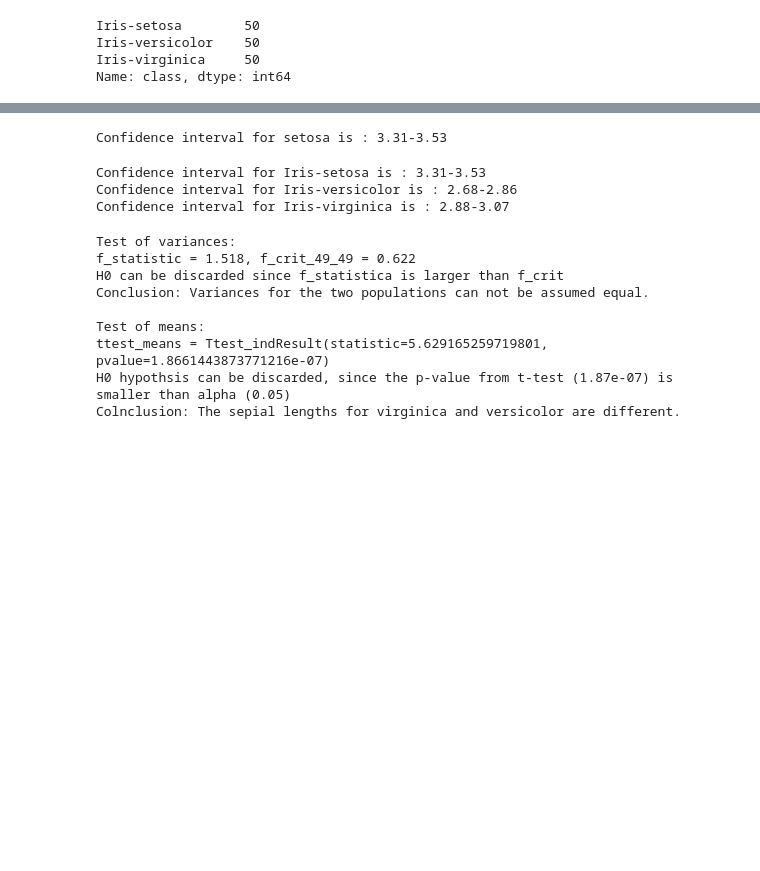
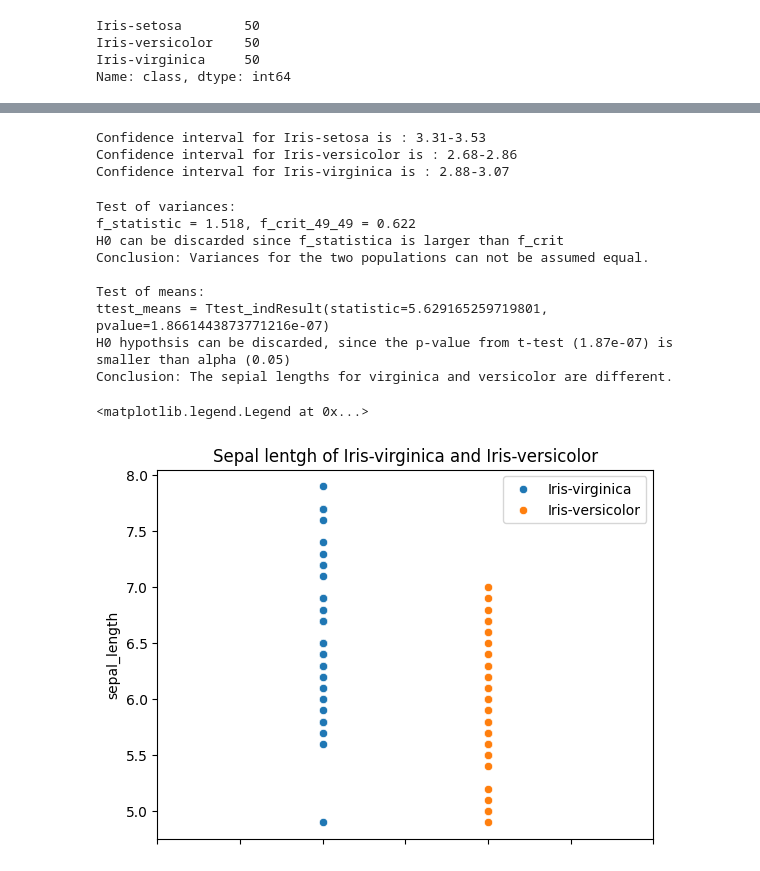
Before and after one commit to DorotaBjoorn/Statistics-Dorota-Bjoorn, a Jupyter notebook: Project/Project_iris.ipynb, the cells around one changed output, grey strips where cells are left out. Drawn from its saved outputs; the diff is of its cells as text; code cells hidden in the pictures; blank space fills up the shorter version.

Commit message:
q2 plot added, q4 added, all finalized

```diff
--- a/Project/Project_iris.ipynb
+++ b/Project/Project_iris.ipynb
@@ -65,18 +90,3 @@ sns.pairplot(data=df, hue='class', height=1.5)
-# %%
-# Q1 - preparation. Construct a 95% confidence interval for means for sepal width for setosa
-
-
-setosa = df[df['class'] == 'Iris-setosa'] # creating separate dataframes for setosa
-alpha = 0.05
-n= 50
-
-sem = scs.sem(setosa['sepal_width'])    # Standard error
-mean = setosa['sepal_width'].mean()     # Average
-lower, upper = t.interval(confidence=1-alpha, df=n-1, loc=mean, scale=sem) # Calculating lower and higher limits of the confidence interval
-
-print(f'Confidence interval for setosa is : {lower:.2f}-{upper:.2f}') # printing confidence intervall
-# %% [output]
-Confidence interval for setosa is : 3.31-3.53
 # %%
 # Q1. Construct a 95% confidence interval for means for sepal width for each species
 # filtering used in the for loop for example for setosa: setosa = df[df['class'] == 'Iris-setosa']
@@ -95,7 +105,7 @@ Confidence interval for Iris-setosa is : 3.31-3.53
 Confidence interval for Iris-versicolor is : 2.68-2.86
 Confidence interval for Iris-virginica is : 2.88-3.07
 # %%
-# Q2. Is sepial length for Iris-virginica different from sepial length for Iris-versicolor?
+# Q2. Is sepal length for Iris-virginica different from sepal length for Iris-versicolor?
 
 # Test is done in 2 steps:
 # 1. test if variances for the two populations are equal
@@ -119,11 +129,11 @@ print(f'H0 can be discarded since f_statistica is larger than f_crit')
 print(f'Conclusion: Variances for the two populations can not be assumed equal.\n')
 
 # Test of means:
-# a and b are series sepal_lengt filtered out for each class of iris; False based on test of variances above; tow-sided since question was if different
+# a and b are series sepal_lengt filtered out for each class of iris; False based on test of variances above; two-sided since question was if non-equal
 ttest_means = ttest_ind(a=df[filt_virginica]["sepal_length"], b=df[filt_versicolor]["sepal_length"], equal_var=False, alternative="two-sided")
 print(f'Test of means:\n{ttest_means = }')
 print(f'H0 hypothsis can be discarded, since the p-value from t-test (1.87e-07) is smaller than alpha (0.05)')
-print(f'Colnclusion: The sepial lengths for virginica and versicolor are different.')
+print(f'Conclusion: The sepial lengths for virginica and versicolor are different.')
 # %% [output]
 Test of variances:
 f_statistic = 1.518, f_crit_49_49 = 0.622
@@ -133,4 +143,19 @@ Conclusion: Variances for the two populations can not be assumed equal.
 Test of means:
 ttest_means = Ttest_indResult(statistic=5.629165259719801, pvalue=1.8661443873771216e-07)
 H0 hypothsis can be discarded, since the p-value from t-test (1.87e-07) is smaller than alpha (0.05)
-Colnclusion: The sepial lengths for virginica and versicolor are different.
+Conclusion: The sepial lengths for virginica and versicolor are different.
+# %%
+# Q2 Plot of sepal length for Iris-virginica and Iris-versicolor
+
+# Arrays of ones and twos to be used as x values so sepal length is not plotted as function of index
+x_1 = np.ones(50, dtype = int)
+x_2 = 2 * x_1
+
+sns.scatterplot(x=x_1, y=df[filt_virginica]["sepal_length"]).set(xticklabels=[]) # Sepal length for virginica plotted with x = 1, x-labels removed
+sns.scatterplot(x=x_2, y=df[filt_versicolor]["sepal_length"]).set(xticklabels=[]) # # Sepal length for versicolor plotted with x = 2, x-labesl removed
+plt.title("Sepal lentgh of Iris-virginica and Iris-versicolor") # Plot title
+plt.xlim(0, 3) # x-values are 0 to 3 so x_1 and x_2 are centered in figure
+plt.legend(labels=['Iris-virginica', 'Iris-versicolor']) # legend is added
+# %% [output]
+<matplotlib.legend.Legend at 0x...>
+[figure, added]
```
Also changed, not shown: parts of 9 cells of this notebook.
